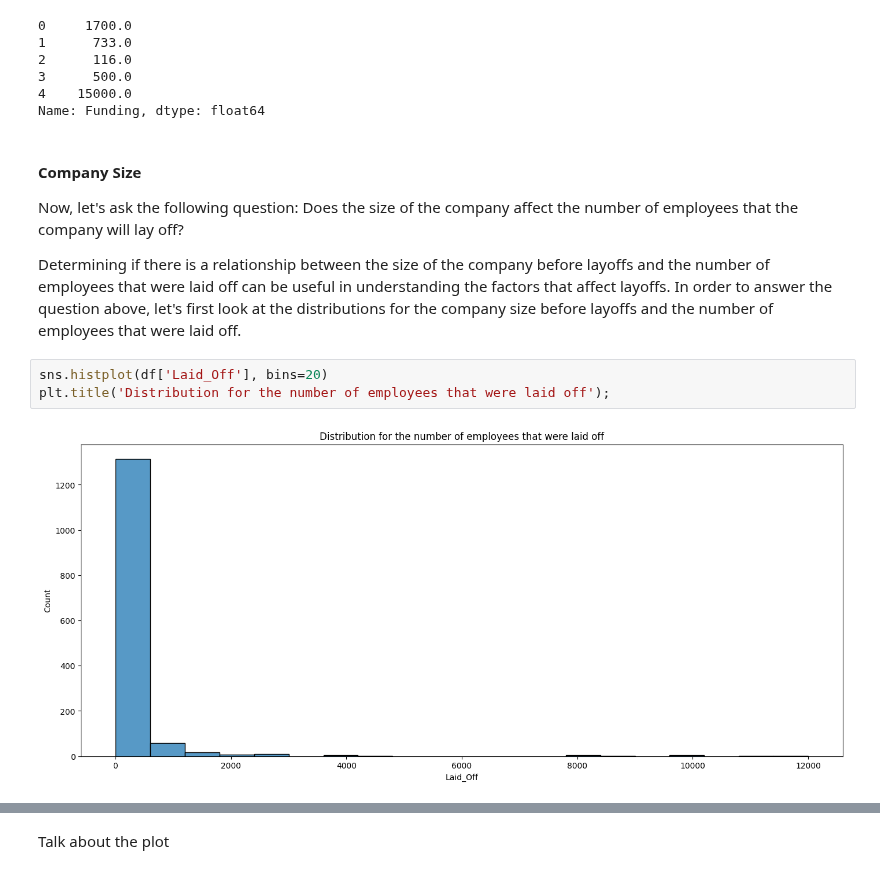
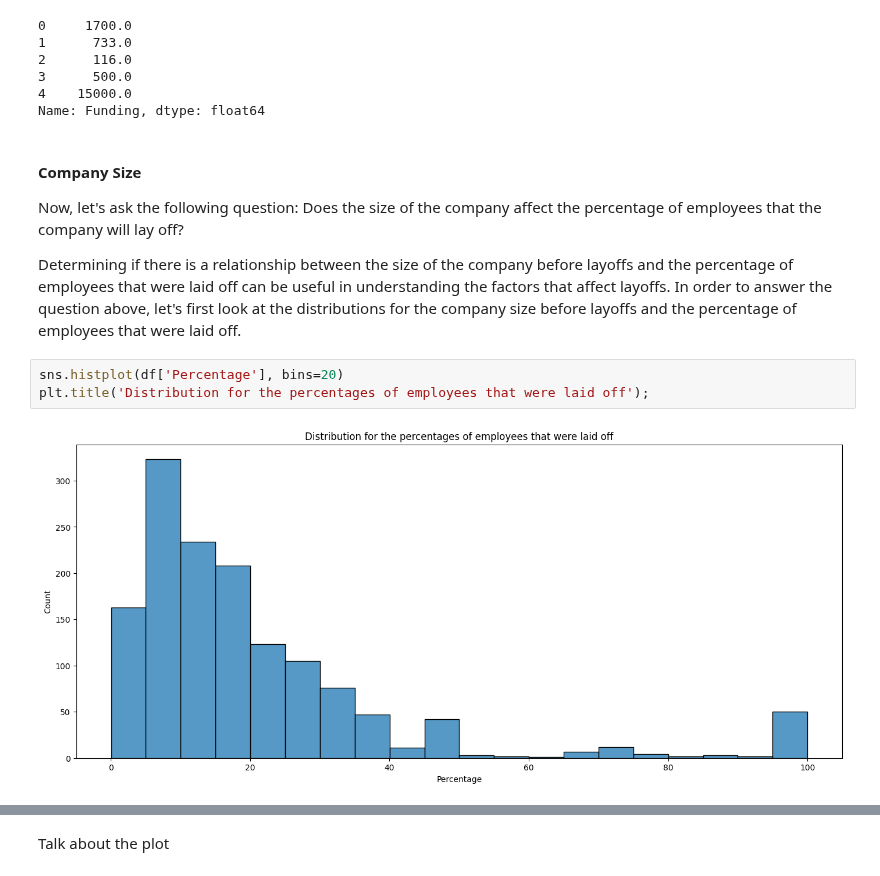
Before and after one commit to COGS108/Group019_WI24, a Jupyter notebook: Anna.ipynb, the cells around one changed output, grey strips where cells are left out. Saved outputs shown, nothing was run; the diff lists cells and outputs as text.

```diff
--- a/Anna.ipynb
+++ b/Anna.ipynb
@@ -57,11 +69,11 @@ df['Funding'].head()
 Name: Funding, dtype: float64
 # %% [markdown]
 #### Company Size
-Now, let's ask the following question: Does the size of the company affect the number of employees that the company will lay off?
+Now, let's ask the following question: Does the size of the company affect the percentage of employees that the company will lay off?
 
-Determining if there is a relationship between the size of the company before layoffs and the number of employees that were laid off can be useful in understanding the factors that affect layoffs. In order to answer the question above, let's first look at the distributions for the company size before layoffs and the number of employees that were laid off.
+Determining if there is a relationship between the size of the company before layoffs and the percentage of employees that were laid off can be useful in understanding the factors that affect layoffs. In order to answer the question above, let's first look at the distributions for the company size before layoffs and the percentage of employees that were laid off.
 # %%
-sns.histplot(df['Laid_Off'], bins=20)
-plt.title('Distribution for the number of employees that were laid off');
+sns.histplot(df['Percentage'], bins=20)
+plt.title('Distribution for the percentages of employees that were laid off');
 # %% [output]
-[figure, old version]
+[figure, new version]
```
Also changed, not shown: parts of 20 cells of this notebook, 1 other file.
